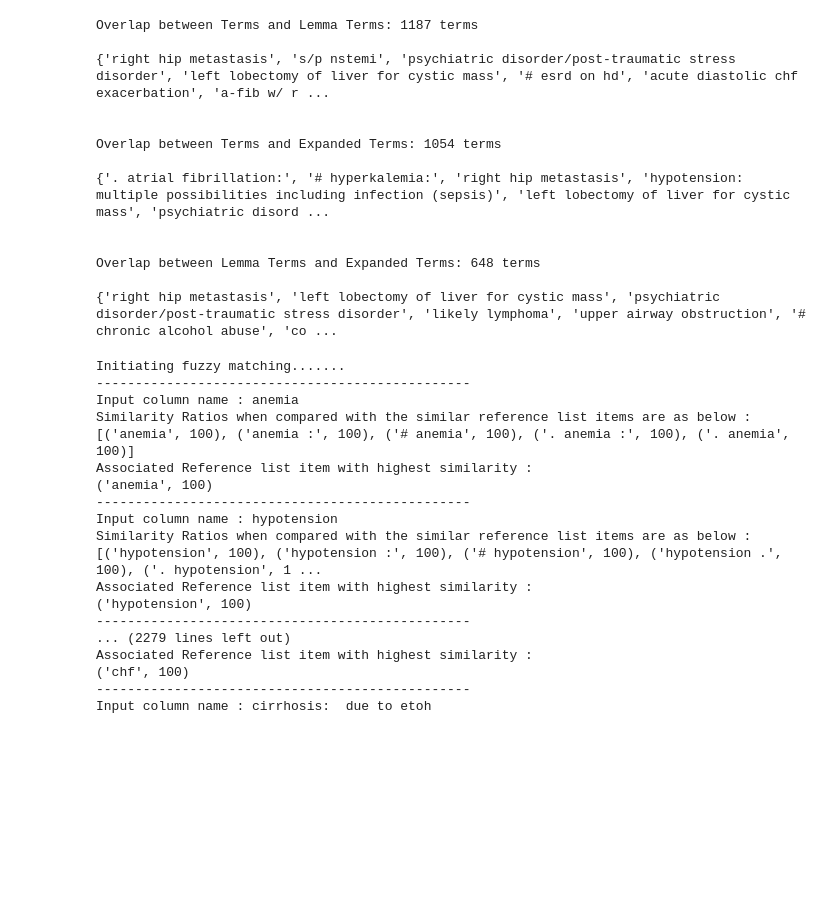
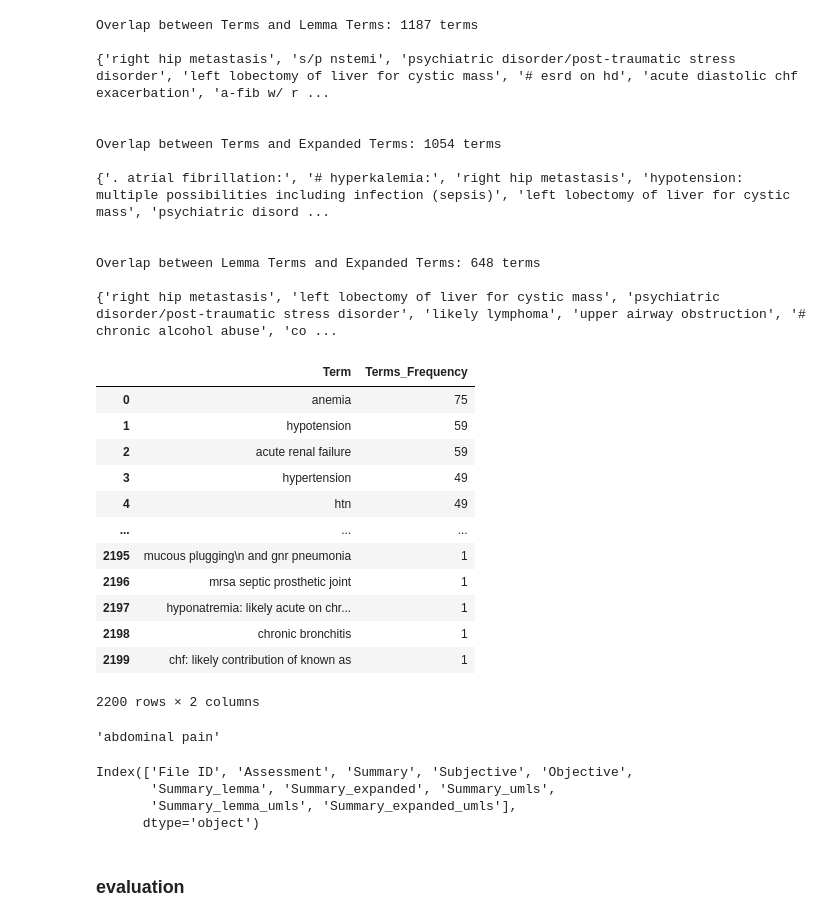
Before and after one commit to CYang-CCI-Lab/MultiAgent_SOAP, a Jupyter notebook: src/nov_2st.ipynb, the cells around one changed output. Drawn from its saved outputs; the diff is of its cells as text; code cells hidden in the pictures; blank space fills up the shorter version.

```diff
--- a/src/nov_2st.ipynb
+++ b/src/nov_2st.ipynb
@@ -558,20 +537,0 @@ csObj = cs(terms_df['Term'].tolist(), lemma_terms_df['Term'].tolist())
-# %%
-csObj.fuzzy_match_output(output_csv_name = 'pkg_sim_test_vsc.csv', output_csv_path = r'/home/yl3427/cylab/SOAP_MA/')
-# %% [output]
-Initiating fuzzy matching.......
-------------------------------------------------
-Input column name : anemia
-Similarity Ratios when compared with the similar reference list items are as below :  [('anemia', 100), ('anemia :', 100), ('# anemia', 100), ('. anemia :', 100), ('. anemia', 100)]
-Associated Reference list item with highest similarity :
-('anemia', 100)
-------------------------------------------------
-Input column name : hypotension
-Similarity Ratios when compared with the similar reference list items are as below :  [('hypotension', 100), ('hypotension :', 100), ('# hypotension', 100), ('hypotension .', 100), ('. hypotension', 1 ...
-Associated Reference list item with highest similarity :
-('hypotension', 100)
-------------------------------------------------
-... (2279 lines left out)
-Associated Reference list item with highest similarity :
-('chf', 100)
-------------------------------------------------
-Input column name : cirrhosis:  due to etoh
@@ -577,0 +542,30 @@ Input column name : cirrhosis:  due to etoh
+# %%
+df = pd.read_csv('/home/yl3427/cylab/SOAP_MA/terms_df.csv')
+df
+# %% [output]
+|  | Term | Terms_Frequency |
+| 0 | anemia | 75 |
+| 1 | hypotension | 59 |
+| 2 | acute renal failure | 59 |
+| 3 | hypertension | 49 |
+| 4 | htn | 49 |
+| ... | ... | ... |
+| 2195 | mucous plugging\n and gnr pneumonia | 1 |
+| 2196 | mrsa septic prosthetic joint | 1 |
+| 2197 | hyponatremia: likely acute on chr... | 1 |
+| 2198 | chronic bronchitis | 1 |
+| 2199 | chf: likely contribution of known as | 1 |
+2200 rows × 2 columns
+# %%
+terms_df['Term'].tolist()[:100][-1]
+# %% [output]
+'abdominal pain'
+# %%
+reference_df.columns
+# %% [output]
+Index(['File ID', 'Assessment', 'Summary', 'Subjective', 'Objective',
+       'Summary_lemma', 'Summary_expanded', 'Summary_umls',
+       'Summary_lemma_umls', 'Summary_expanded_umls'],
+      dtype='object')
+# %% [markdown]
+### evaluation
```
Also changed, not shown: parts of 14 cells of this notebook, 16 other files.
